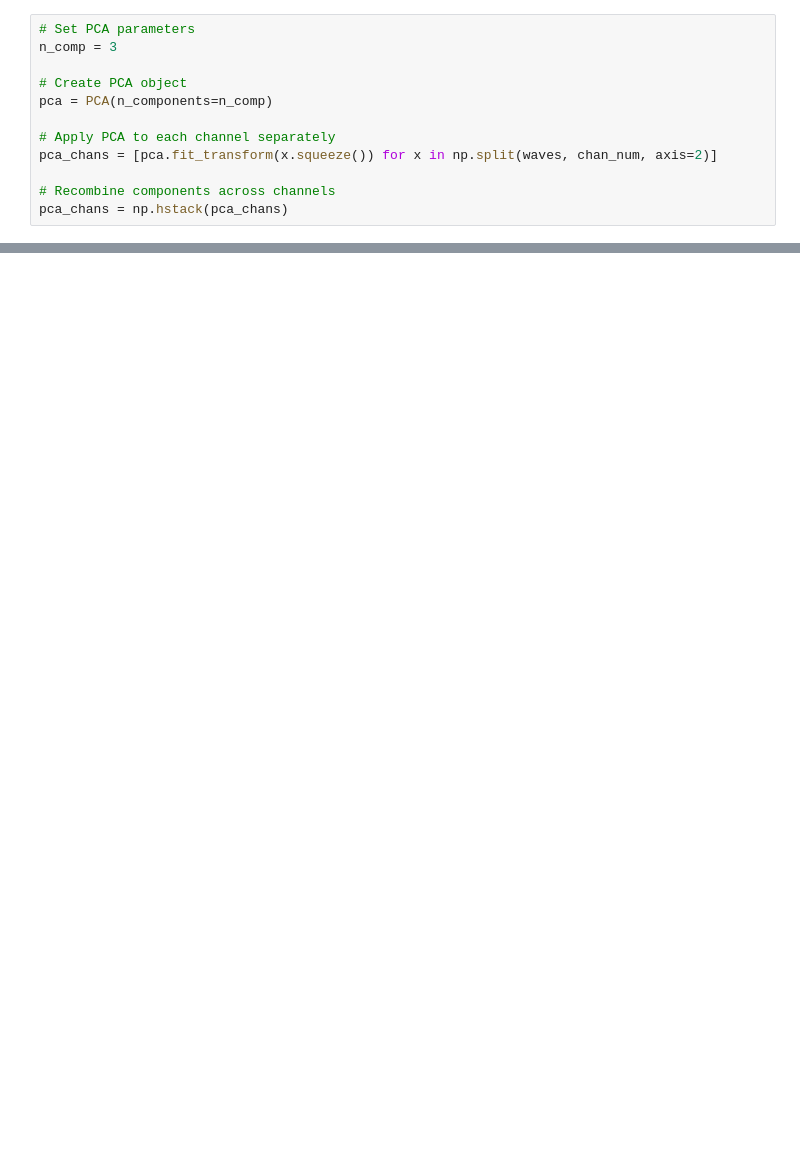
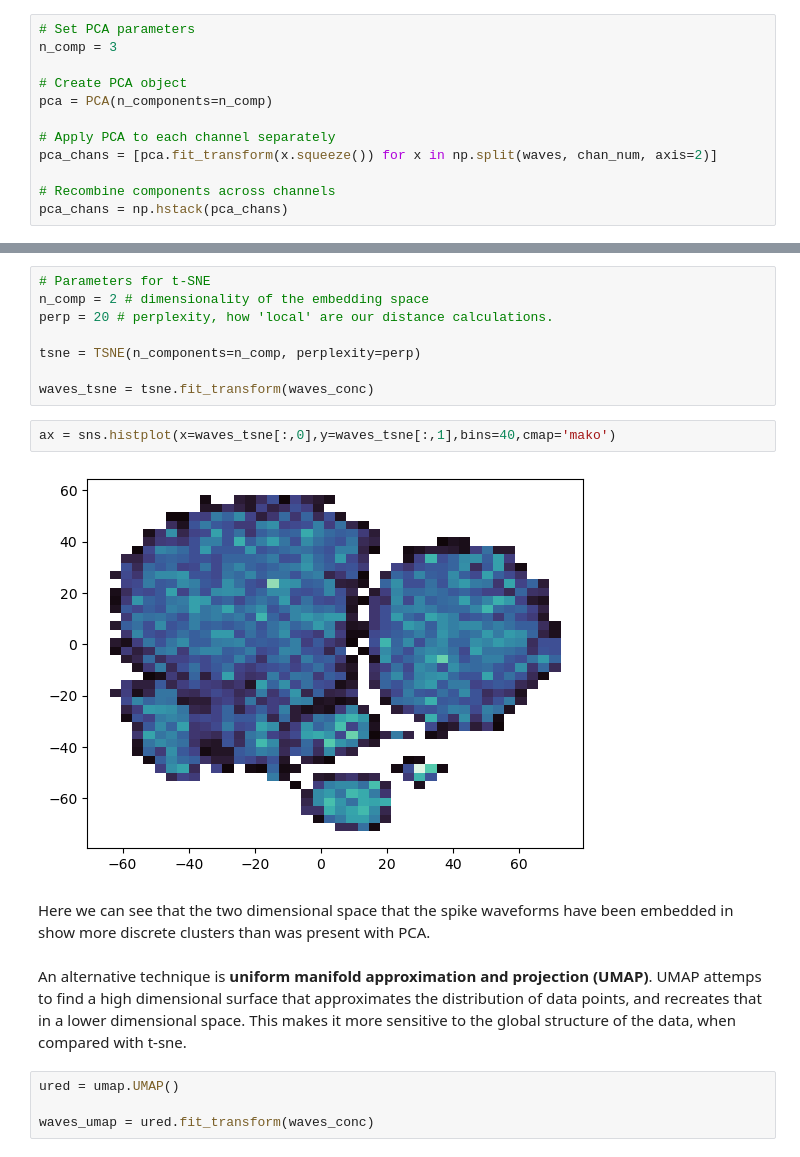
Before and after one commit to dbheadley/SpikeSortShortCourse, a Jupyter notebook: Code/ClassicSortingDemo.ipynb, the cells around one changed output, grey strips where cells are left out. Cells and saved outputs as stored; diff of their text form; blank space fills up the shorter version.

Commit message:
Added clustering section

```diff
--- a/Code/ClassicSortingDemo.ipynb
+++ b/Code/ClassicSortingDemo.ipynb
@@ -354,0 +401,20 @@ sns.pairplot(pd.DataFrame(pca_chans[:,comps],columns=['C{}'.format(x) for x in c
+# %%
+# Parameters for t-SNE
+n_comp = 2 # dimensionality of the embedding space
+perp = 20 # perplexity, how 'local' are our distance calculations.
+
+tsne = TSNE(n_components=n_comp, perplexity=perp)
+
+waves_tsne = tsne.fit_transform(waves_conc)
+# %%
+ax = sns.histplot(x=waves_tsne[:,0],y=waves_tsne[:,1],bins=40,cmap='mako')
+# %% [output]
+[figure, added]
+# %% [markdown]
+Here we can see that the two dimensional space that the spike waveforms have been embedded in show more discrete clusters than was present with PCA.
+# %% [markdown]
+An alternative technique is **uniform manifold approximation and projection (UMAP)**. UMAP attemps to find a high dimensional surface that approximates the distribution of data points, and recreates that in a lower dimensional space. This makes it more sensitive to the global structure of the data, when compared with t-sne.
+# %%
+ured = umap.UMAP()
+
+waves_umap = ured.fit_transform(waves_conc)
```
Also changed, not shown: parts of 36 cells of this notebook.
